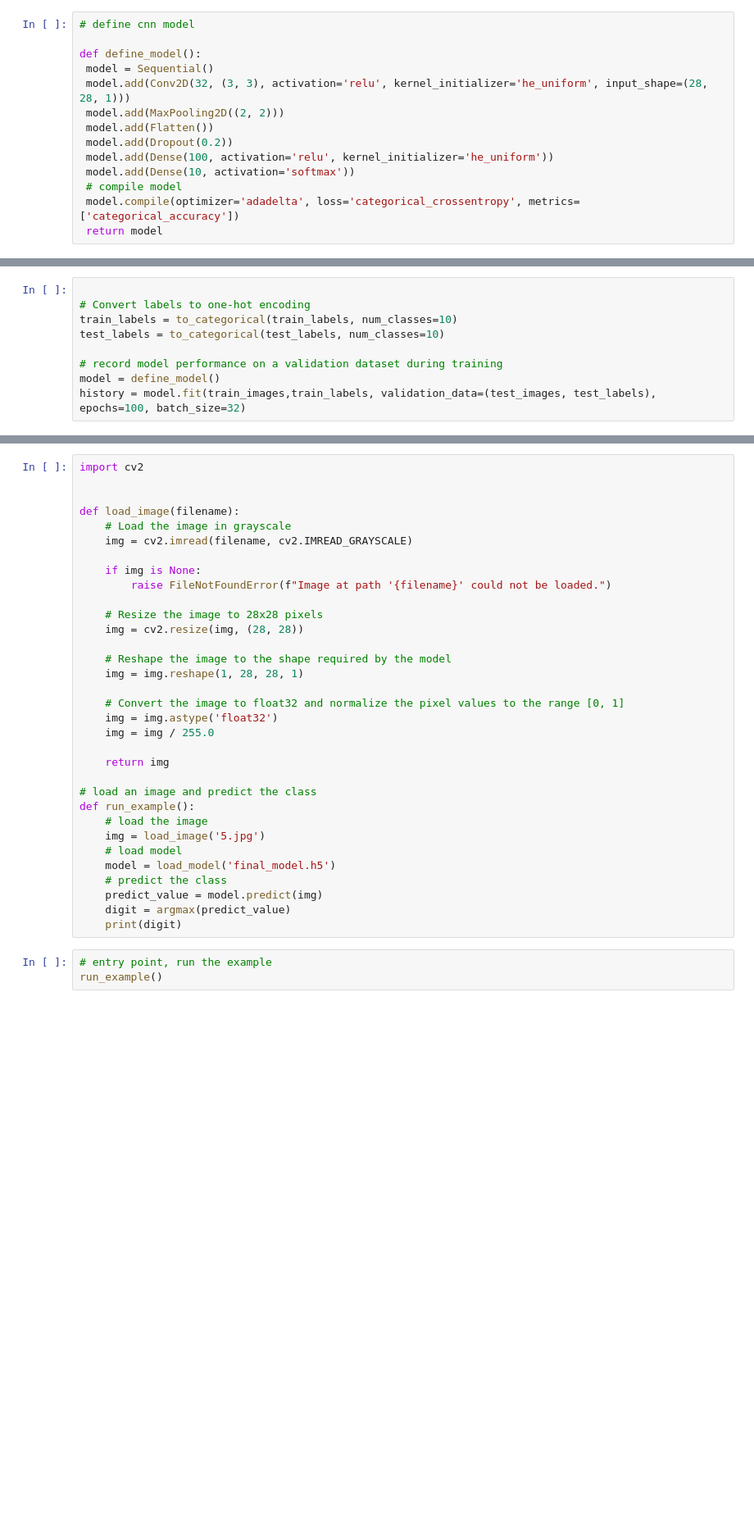
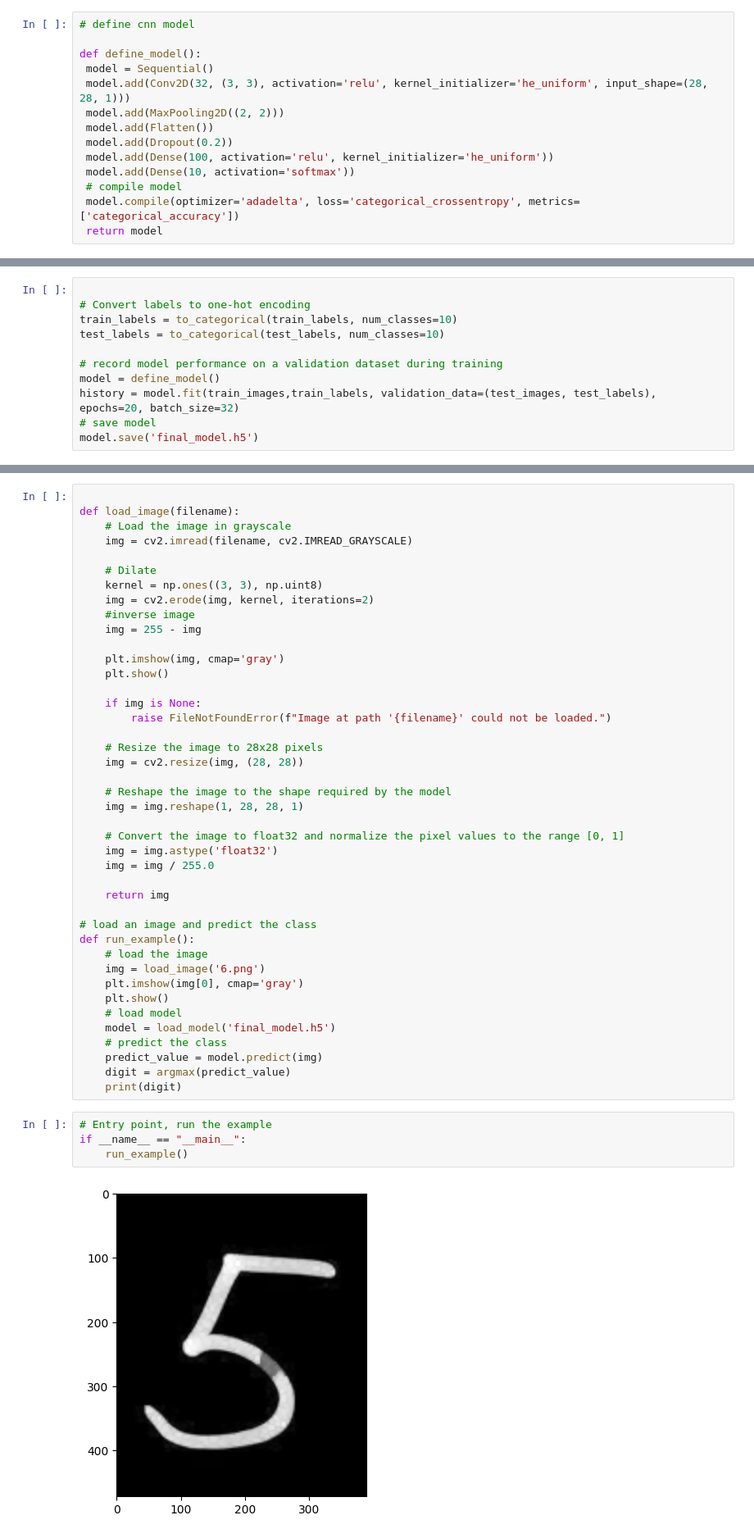
Before and after one commit to KhounAlexa/MNIST_Handwritten_Digit_Classification, a Jupyter notebook: MNIST_Handwritten_Digit_Classification.ipynb, the cells around one changed output, grey strips where cells are left out. Shown at 82% size. Cells and saved outputs as stored; diff of their text form; blank space fills up the shorter version.

```diff
--- a/MNIST_Handwritten_Digit_Classification.ipynb
+++ b/MNIST_Handwritten_Digit_Classification.ipynb
@@ -77,5 +87,7 @@ test_labels = to_categorical(test_labels, num_classes=10)
 
 # record model performance on a validation dataset during training
 model = define_model()
-history = model.fit(train_images,train_labels, validation_data=(test_images, test_labels), epochs=100, batch_size=32)
+history = model.fit(train_images,train_labels, validation_data=(test_images, test_labels), epochs=20, batch_size=32)
+# save model
+model.save('final_model.h5')
 # %% [output]
@@ -104,10 +120,17 @@ WARNING:absl:You are saving your model as an HDF5 file via `model.save()` or `ke
 # %%
-import cv2
-
 
 def load_image(filename):
     # Load the image in grayscale
     img = cv2.imread(filename, cv2.IMREAD_GRAYSCALE)
+
+    # Dilate
+    kernel = np.ones((3, 3), np.uint8)
+    img = cv2.erode(img, kernel, iterations=2)
+    #inverse image
+    img = 255 - img
+
+    plt.imshow(img, cmap='gray')
+    plt.show()
 
     if img is None:
         raise FileNotFoundError(f"Image at path '{filename}' could not be loaded.")
@@ -127,7 +150,9 @@ def load_image(filename):
 # load an image and predict the class
 def run_example():
     # load the image
-    img = load_image('5.jpg')
+    img = load_image('6.png')
+    plt.imshow(img[0], cmap='gray')
+    plt.show()
     # load model
     model = load_model('final_model.h5')
     # predict the class
@@ -135,6 +160,8 @@ def run_example():
     digit = argmax(predict_value)
     print(digit)
 # %%
-# entry point, run the example
-run_example()
+# Entry point, run the example
+if __name__ == "__main__":
+    run_example()
 # %% [output]
+[figure, added]
```
Also changed, not shown: parts of 9 cells of this notebook.
